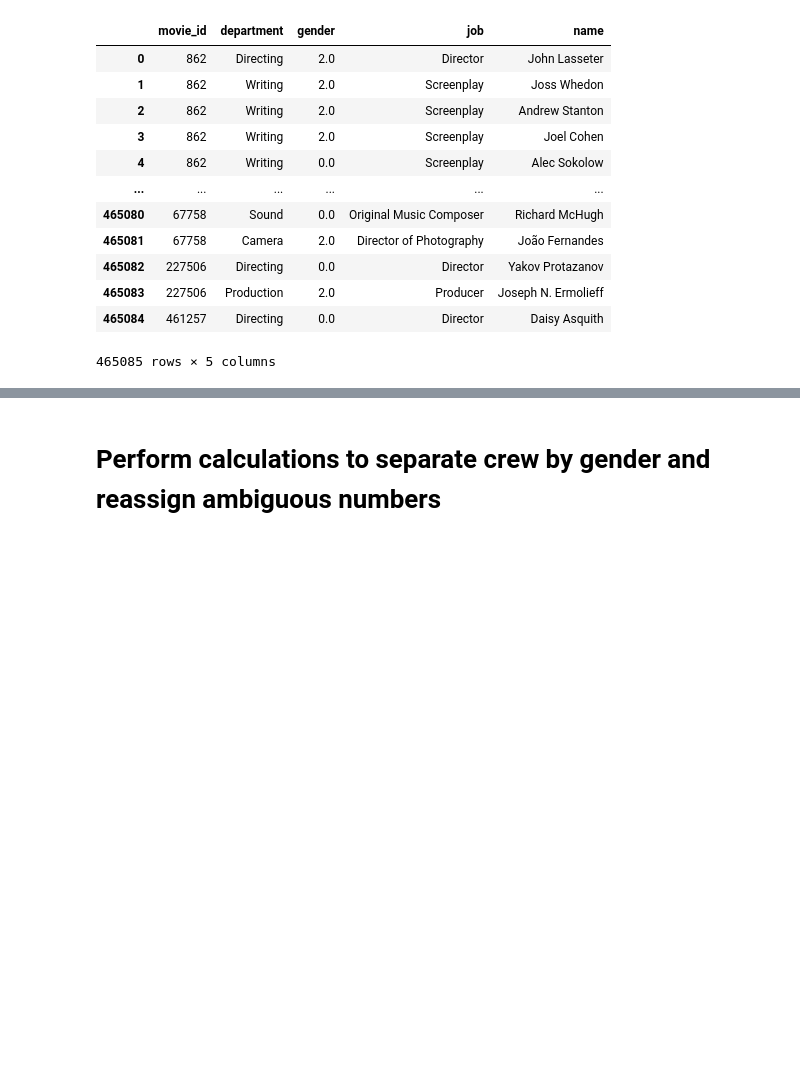
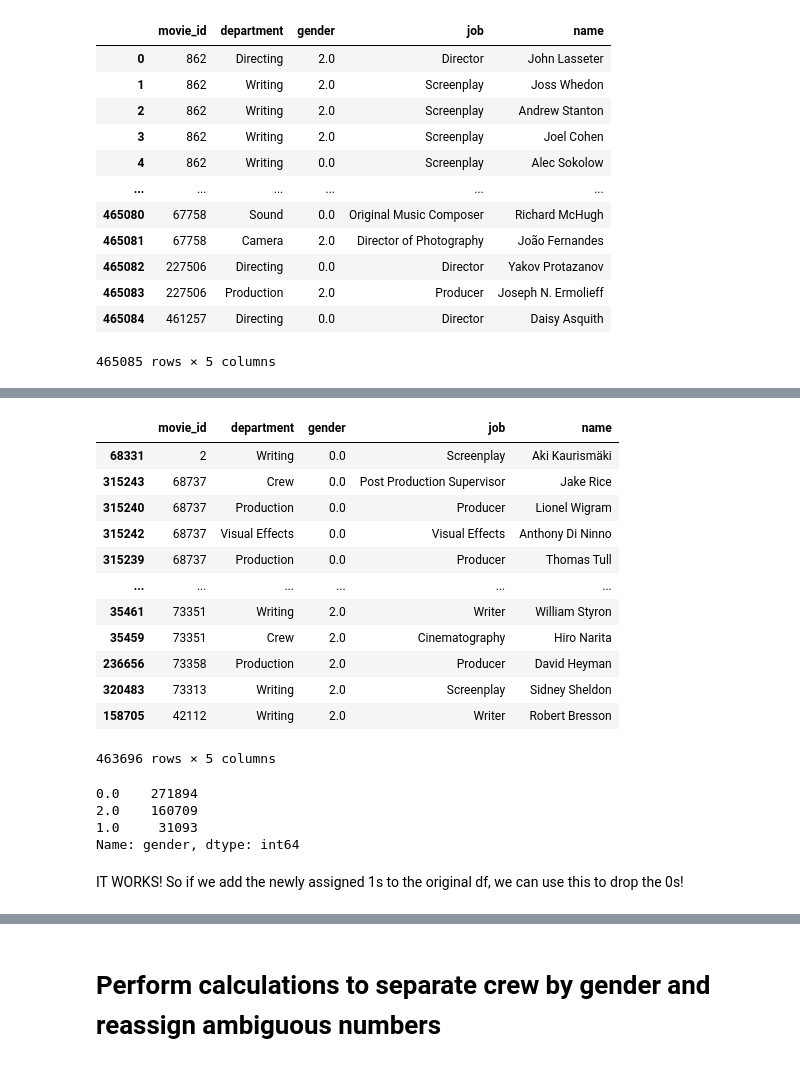
Before and after one commit to Kenner82/FRITFI-Female_vs_All_Since_1950, a Jupyter notebook: ETL_crew.ipynb, the cells around one changed output, grey strips where cells are left out. Cells and saved outputs as stored; diff of their text form; code cells hidden in the pictures; blank space fills up the shorter version.

```diff
--- a/ETL_crew.ipynb
+++ b/ETL_crew.ipynb
@@ -305,0 +292,26 @@ I can figure out how to identify where the duplicates are now.
+# %%
+test=copy_df.drop_duplicates(subset=['movie_id','department','job','name'],keep='last')
+test
+# %% [output]
+|  | movie_id | department | gender | job | name |
+| 68331 | 2 | Writing | 0.0 | Screenplay | Aki Kaurismäki |
+| 315243 | 68737 | Crew | 0.0 | Post Production Supervisor | Jake Rice |
+| 315240 | 68737 | Production | 0.0 | Producer | Lionel Wigram |
+| 315242 | 68737 | Visual Effects | 0.0 | Visual Effects | Anthony Di Ninno |
+| 315239 | 68737 | Production | 0.0 | Producer | Thomas Tull |
+| ... | ... | ... | ... | ... | ... |
+| 35461 | 73351 | Writing | 2.0 | Writer | William Styron |
+| 35459 | 73351 | Crew | 2.0 | Cinematography | Hiro Narita |
+| 236656 | 73358 | Production | 2.0 | Producer | David Heyman |
+| 320483 | 73313 | Writing | 2.0 | Screenplay | Sidney Sheldon |
+| 158705 | 42112 | Writing | 2.0 | Writer | Robert Bresson |
+463696 rows × 5 columns
+# %%
+test["gender"].value_counts()
+# %% [output]
+0.0    271894
+2.0    160709
+1.0     31093
+Name: gender, dtype: int64
+# %% [markdown]
+IT WORKS! So if we add the newly assigned 1s to the original df, we can use this to drop the 0s!
```
Also changed, not shown: parts of 31 cells of this notebook.
